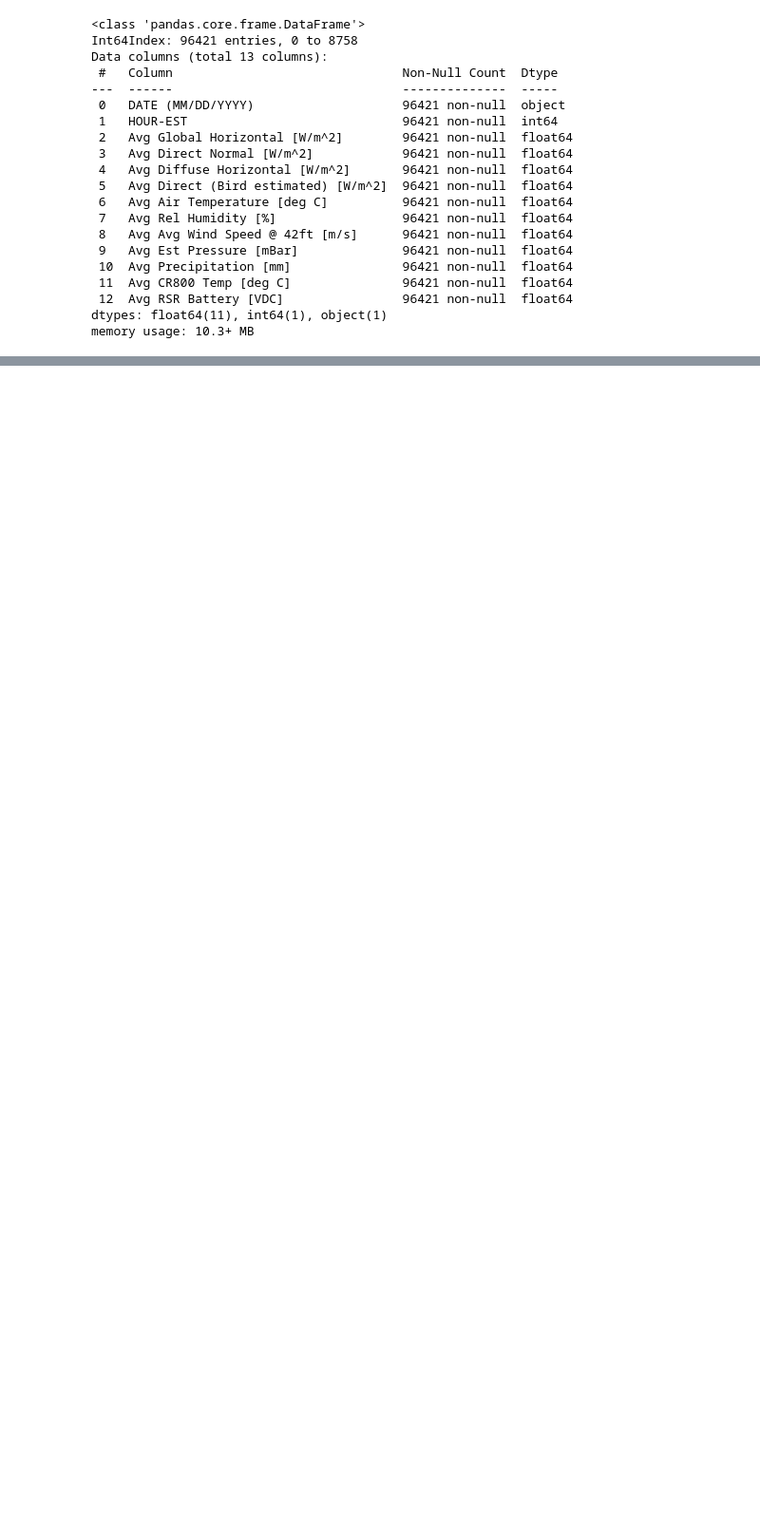
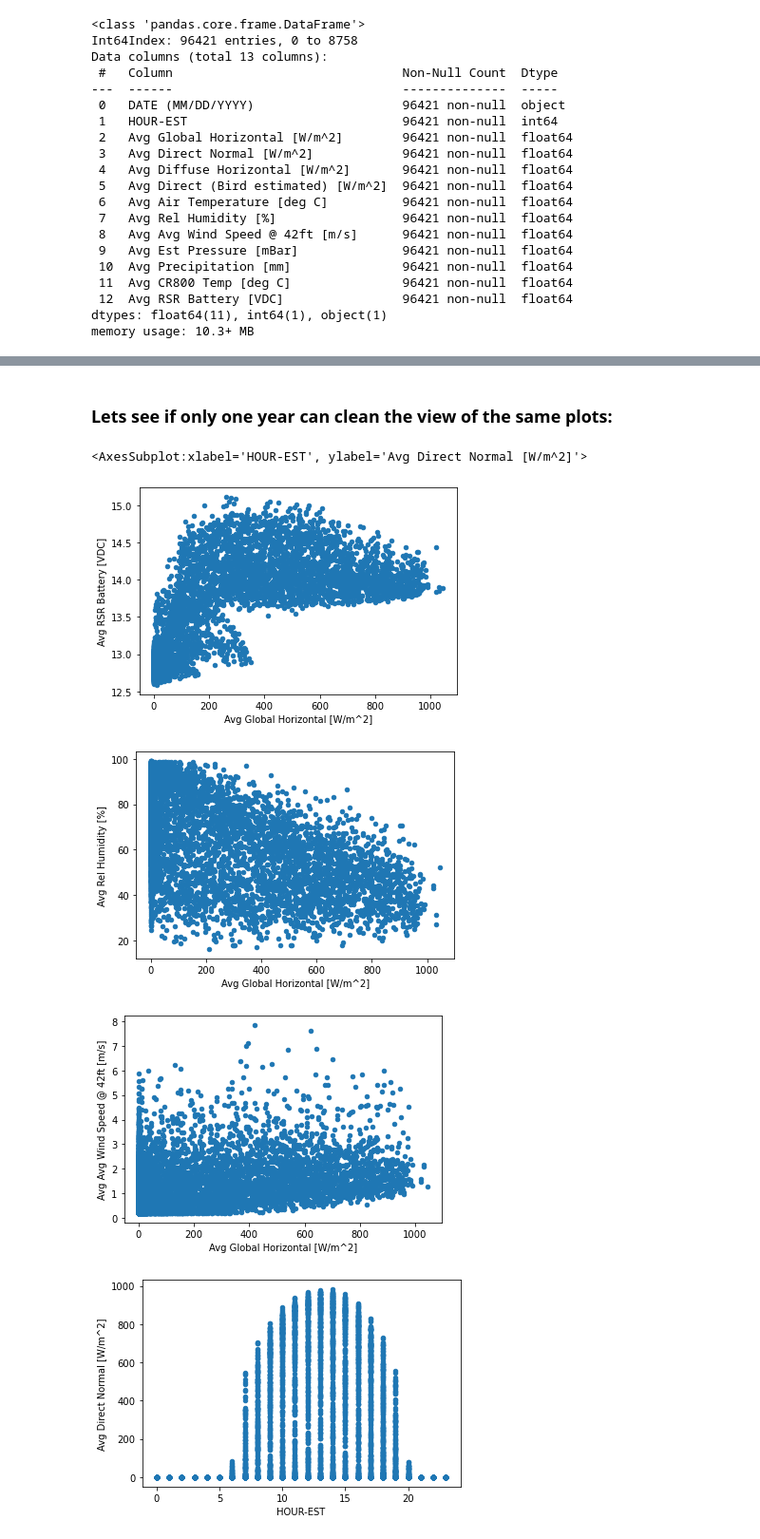
Before and after one commit to BigDataCourseBhaganagar/Oak-Ridge-National-Laboratory-ORNL-Rotating-Shadowband-Radiometer-RSR-Analysis, a Jupyter notebook: Final_Project_code_gmm.ipynb, the cells around one changed output, grey strips where cells are left out. Shown at 95% size. Saved outputs shown, nothing was run; the diff lists cells and outputs as text; code cells hidden in the pictures; blank space fills up the shorter version.

```diff
--- a/Final_Project_code_gmm.ipynb
+++ b/Final_Project_code_gmm.ipynb
@@ -143,0 +184,13 @@ plt.tight_layout()
+# %% [markdown]
+### Lets see if only one year can clean the view of the same plots:
+# %%
+file_2008.plot.scatter(x='Avg Global Horizontal [W/m^2]', y='Avg RSR Battery [VDC]')
+file_2008.plot.scatter(x='Avg Global Horizontal [W/m^2]', y='Avg Rel Humidity [%]')
+file_2008.plot.scatter(x='Avg Global Horizontal [W/m^2]', y='Avg Avg Wind Speed @ 42ft [m/s]')
+file_2008.plot.scatter(x='HOUR-EST', y='Avg Direct Normal [W/m^2]')
+# %% [output]
+<AxesSubplot:xlabel='HOUR-EST', ylabel='Avg Direct Normal [W/m^2]'>
+[figure, added]
+[figure, added]
+[figure, added]
+[figure, added]
```
Also changed, not shown: parts of 61 cells of this notebook.
